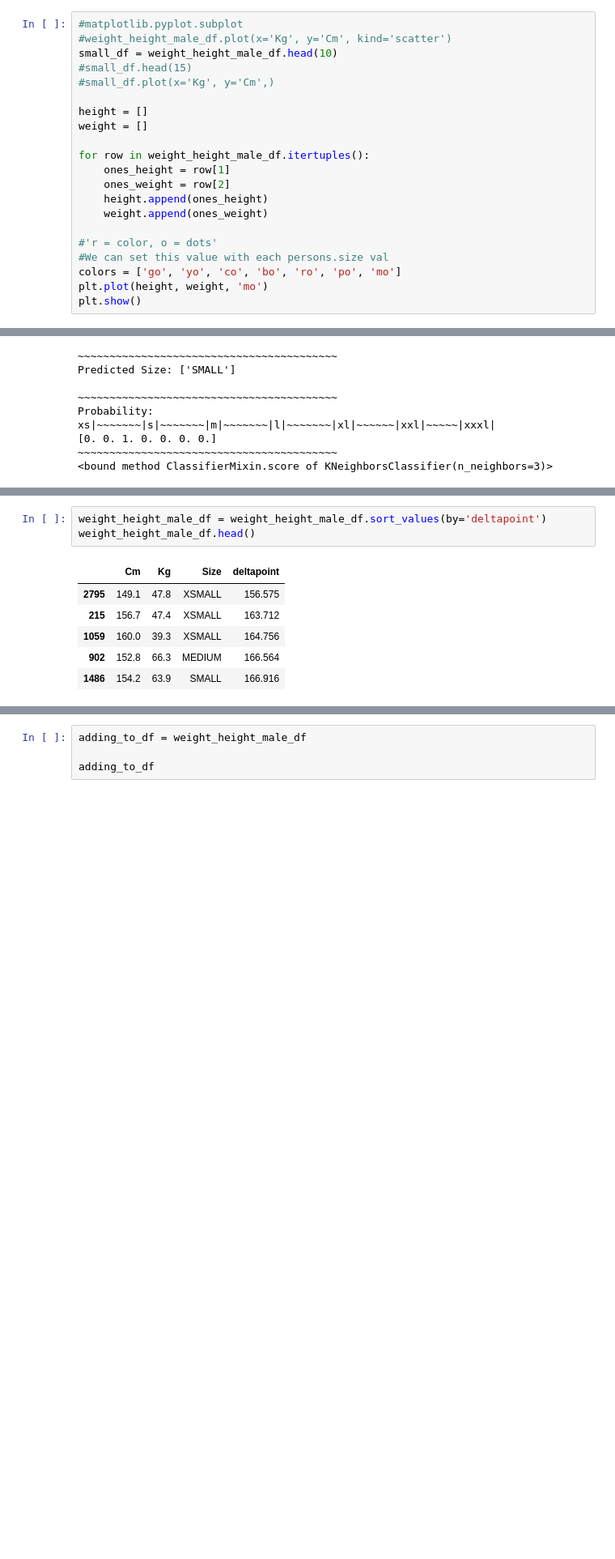
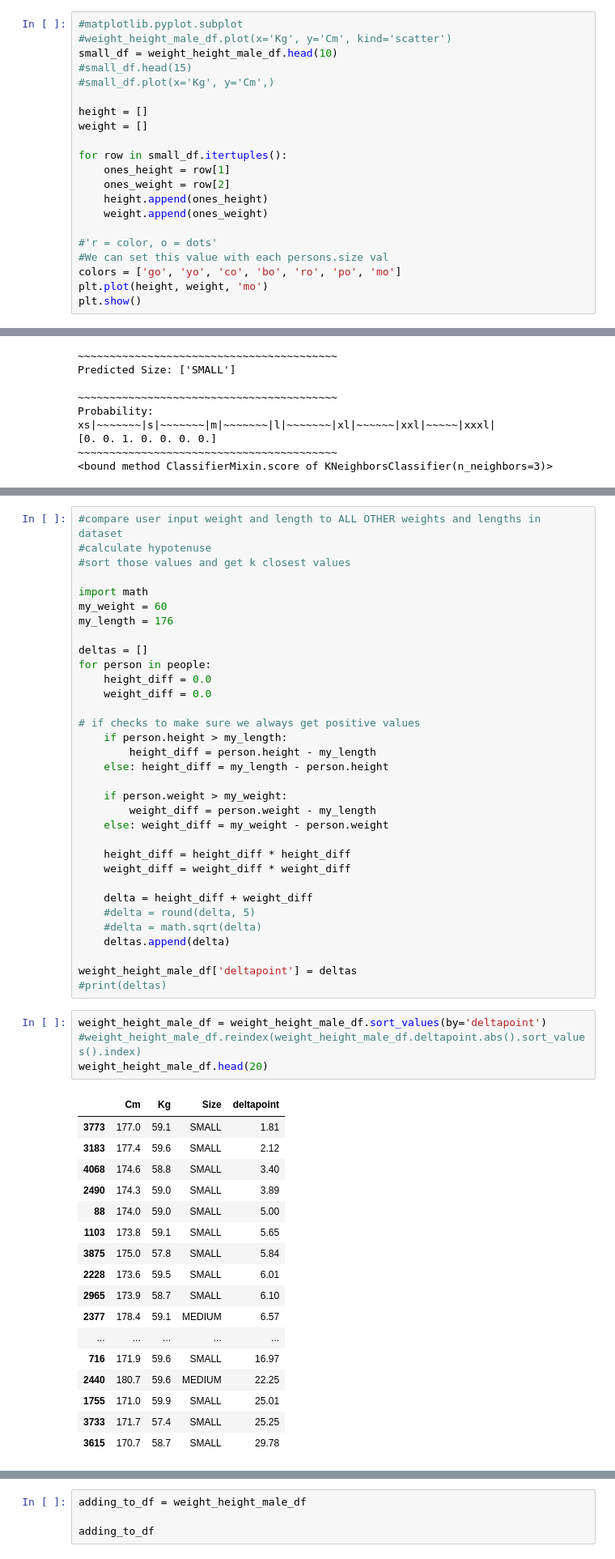
Before and after one commit to ViceSyndicate/Big_data, a Jupyter notebook: test_plots/test_plots.ipynb, the cells around one changed output, grey strips where cells are left out. Shown: that part at 81% size. Saved outputs shown, nothing was run; the diff lists cells and outputs as text; blank space fills up the shorter version.

Commit message:
implemented my own K_nearesneighbour and started work on other clothing

```diff
--- a/test_plots/test_plots.ipynb
+++ b/test_plots/test_plots.ipynb
@@ -55,7 +55,7 @@ small_df = weight_height_male_df.head(10)
 height = []
 weight = []
 
-for row in weight_height_male_df.itertuples():
+for row in small_df.itertuples():
     ones_height = row[1]
     ones_weight = row[2]
     height.append(ones_height)
@@ -242,10 +229,55 @@ weight_height_male_df['deltapoint'] = deltas
+# %%
+#compare user input weight and length to ALL OTHER weights and lengths in dataset
+#calculate hypotenuse
+#sort those values and get k closest values
+
+import math
+my_weight = 60
+my_length = 176
+
+deltas = []
+for person in people:
+    height_diff = 0.0
+    weight_diff = 0.0
+
+# if checks to make sure we always get positive values
+    if person.height > my_length:
+        height_diff = person.height - my_length
+    else: height_diff = my_length - person.height
+
+    if person.weight > my_weight:
+        weight_diff = person.weight - my_length
+    else: weight_diff = my_weight - person.weight
+
+    height_diff = height_diff * height_diff
+    weight_diff = weight_diff * weight_diff
+
+    delta = height_diff + weight_diff
+    #delta = round(delta, 5)
+    #delta = math.sqrt(delta)
+    deltas.append(delta)
+
+weight_height_male_df['deltapoint'] = deltas
+#print(deltas)
 # %%
 weight_height_male_df = weight_height_male_df.sort_values(by='deltapoint')
-weight_height_male_df.head()
+#weight_height_male_df.reindex(weight_height_male_df.deltapoint.abs().sort_values().index)
+weight_height_male_df.head(20)
 # %% [output]
 |  | Cm | Kg | Size | deltapoint |
-| 2795 | 149.1 | 47.8 | XSMALL | 156.575 |
-| 215 | 156.7 | 47.4 | XSMALL | 163.712 |
-| 1059 | 160.0 | 39.3 | XSMALL | 164.756 |
-| 902 | 152.8 | 66.3 | MEDIUM | 166.564 |
-| 1486 | 154.2 | 63.9 | SMALL | 166.916 |
+| 3773 | 177.0 | 59.1 | SMALL | 1.81 |
+| 3183 | 177.4 | 59.6 | SMALL | 2.12 |
+| 4068 | 174.6 | 58.8 | SMALL | 3.40 |
+| 2490 | 174.3 | 59.0 | SMALL | 3.89 |
+| 88 | 174.0 | 59.0 | SMALL | 5.00 |
+| 1103 | 173.8 | 59.1 | SMALL | 5.65 |
+| 3875 | 175.0 | 57.8 | SMALL | 5.84 |
+| 2228 | 173.6 | 59.5 | SMALL | 6.01 |
+| 2965 | 173.9 | 58.7 | SMALL | 6.10 |
+| 2377 | 178.4 | 59.1 | MEDIUM | 6.57 |
+| ... | ... | ... | ... | ... |
+| 716 | 171.9 | 59.6 | SMALL | 16.97 |
+| 2440 | 180.7 | 59.6 | MEDIUM | 22.25 |
+| 1755 | 171.0 | 59.9 | SMALL | 25.01 |
+| 3733 | 171.7 | 57.4 | SMALL | 25.25 |
+| 3615 | 170.7 | 58.7 | SMALL | 29.78 |
```
Also changed, not shown: parts of 7 cells of this notebook, 5 other files.
